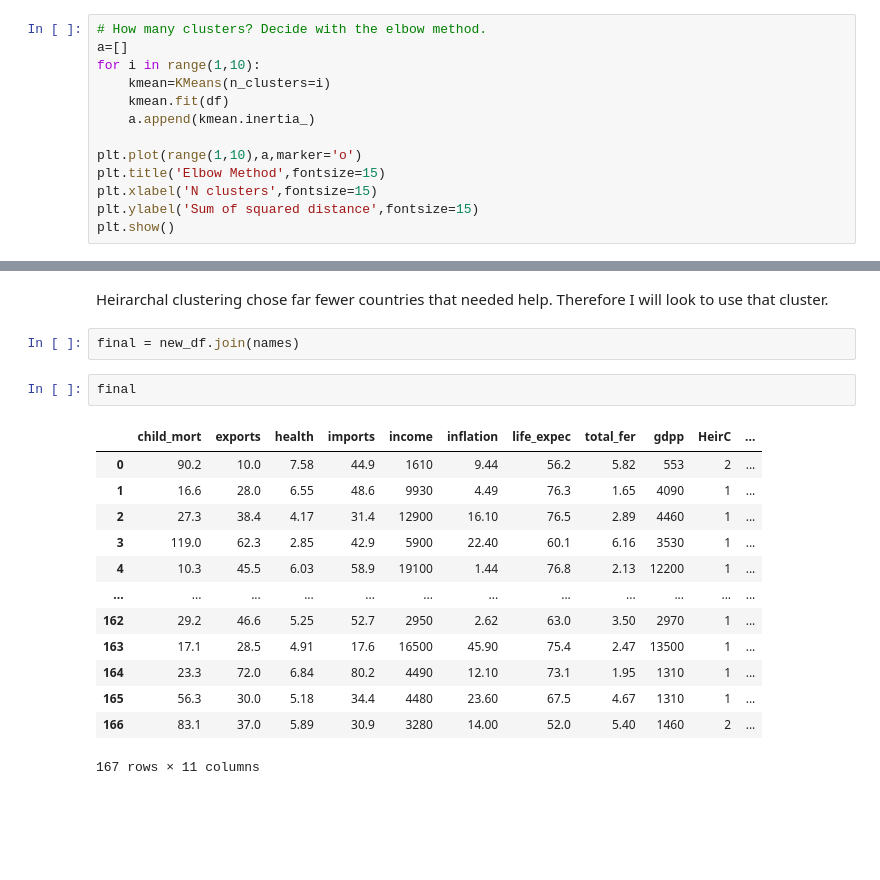
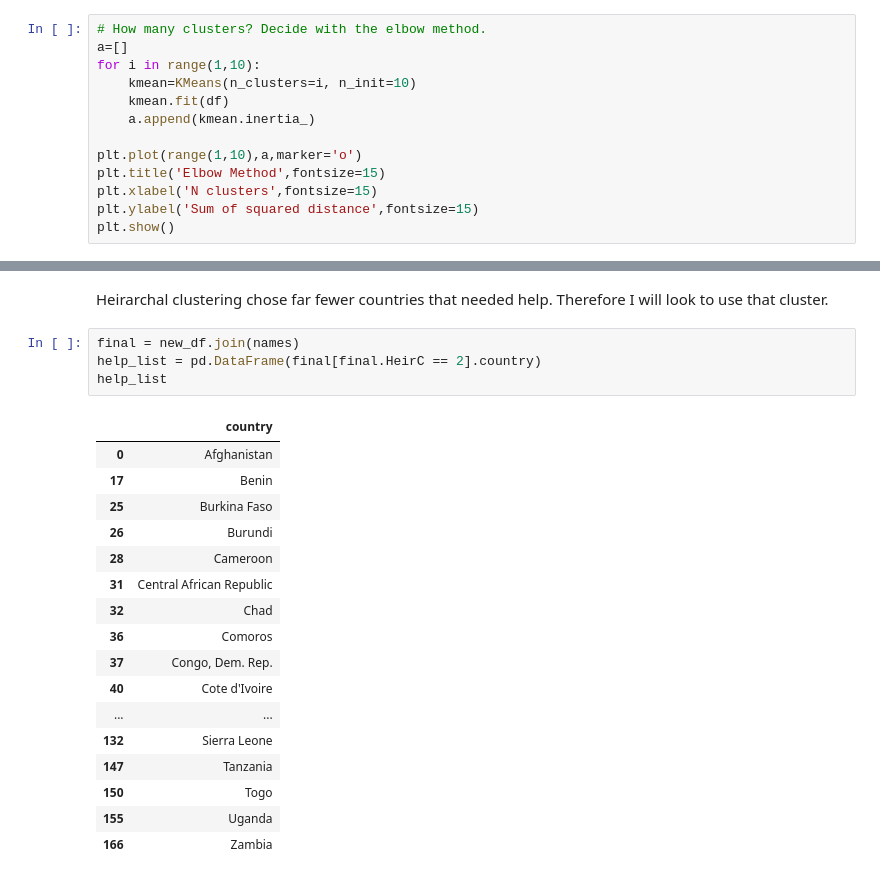
Before and after one commit to kieranthakkar/countryDataUnsupervised, a Jupyter notebook: working.ipynb, the cells around one changed output, grey strips where cells are left out. Cells and saved outputs as stored; diff of their text form; blank space fills up the shorter version.

```diff
--- a/working.ipynb
+++ b/working.ipynb
@@ -133,7 +150,7 @@ X = scaler.fit_transform(df)
 # How many clusters? Decide with the elbow method.
 a=[]
 for i in range(1,10):
-    kmean=KMeans(n_clusters=i)
+    kmean=KMeans(n_clusters=i, n_init=10)
     kmean.fit(df)
     a.append(kmean.inertia_)
 
@@ -278,19 +295,23 @@ Heirarchal clustering chose far fewer countries that needed help.
 Therefore I will look to use that cluster.
 # %%
 final = new_df.join(names)
+help_list = pd.DataFrame(final[final.HeirC == 2].country)
+help_list
+# %% [output]
+|  | country |
+| 0 | Afghanistan |
+| 17 | Benin |
+| 25 | Burkina Faso |
+| 26 | Burundi |
+| 28 | Cameroon |
+| 31 | Central African Republic |
+| 32 | Chad |
+| 36 | Comoros |
+| 37 | Congo, Dem. Rep. |
+| 40 | Cote d'Ivoire |
+| ... | ... |
+| 132 | Sierra Leone |
+| 147 | Tanzania |
+| 150 | Togo |
+| 155 | Uganda |
+| 166 | Zambia |
-# %%
-final
-# %% [output]
-|  | child_mort | exports | health | imports | income | inflation | life_expec | total_fer | gdpp | HeirC | ... |
-| 0 | 90.2 | 10.0 | 7.58 | 44.9 | 1610 | 9.44 | 56.2 | 5.82 | 553 | 2 | ... |
-| 1 | 16.6 | 28.0 | 6.55 | 48.6 | 9930 | 4.49 | 76.3 | 1.65 | 4090 | 1 | ... |
-| 2 | 27.3 | 38.4 | 4.17 | 31.4 | 12900 | 16.10 | 76.5 | 2.89 | 4460 | 1 | ... |
-| 3 | 119.0 | 62.3 | 2.85 | 42.9 | 5900 | 22.40 | 60.1 | 6.16 | 3530 | 1 | ... |
-| 4 | 10.3 | 45.5 | 6.03 | 58.9 | 19100 | 1.44 | 76.8 | 2.13 | 12200 | 1 | ... |
-| ... | ... | ... | ... | ... | ... | ... | ... | ... | ... | ... | ... |
-| 162 | 29.2 | 46.6 | 5.25 | 52.7 | 2950 | 2.62 | 63.0 | 3.50 | 2970 | 1 | ... |
-| 163 | 17.1 | 28.5 | 4.91 | 17.6 | 16500 | 45.90 | 75.4 | 2.47 | 13500 | 1 | ... |
-| 164 | 23.3 | 72.0 | 6.84 | 80.2 | 4490 | 12.10 | 73.1 | 1.95 | 1310 | 1 | ... |
-| 165 | 56.3 | 30.0 | 5.18 | 34.4 | 4480 | 23.60 | 67.5 | 4.67 | 1310 | 1 | ... |
-| 166 | 83.1 | 37.0 | 5.89 | 30.9 | 3280 | 14.00 | 52.0 | 5.40 | 1460 | 2 | ... |
-167 rows × 11 columns
```
Also changed, not shown: parts of 4 cells of this notebook.
